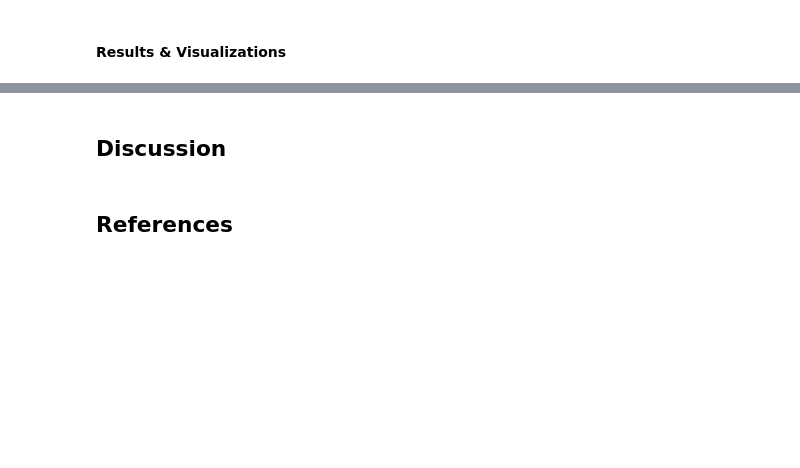
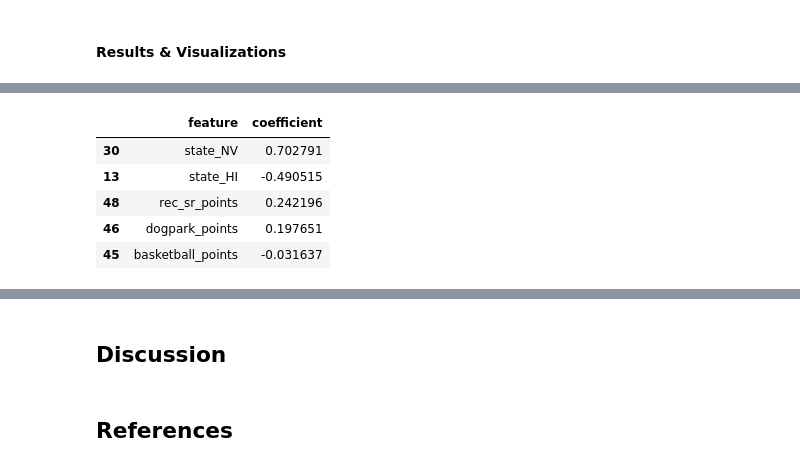
Before and after one commit to UBC-DSCI-310-2025W2/dsci-310-group-08, a Jupyter notebook: notebooks/parks_analysis.ipynb, the cells around one changed output, grey strips where cells are left out. Saved outputs shown, nothing was run; the diff lists cells and outputs as text; code cells hidden in the pictures; blank space fills up the shorter version.

```diff
--- a/notebooks/parks_analysis.ipynb
+++ b/notebooks/parks_analysis.ipynb
@@ -250,0 +427,10 @@ The medians are relatively similar, except for `pct_near_park_points`, and most
+# %%
+# bottom 5 features
+coef_df.tail(5)
+# %% [output]
+|  | feature | coefficient |
+| 30 | state_NV | 0.702791 |
+| 13 | state_HI | -0.490515 |
+| 48 | rec_sr_points | 0.242196 |
+| 46 | dogpark_points | 0.197651 |
+| 45 | basketball_points | -0.031637 |
```
Also changed, not shown: parts of 17 cells of this notebook.
